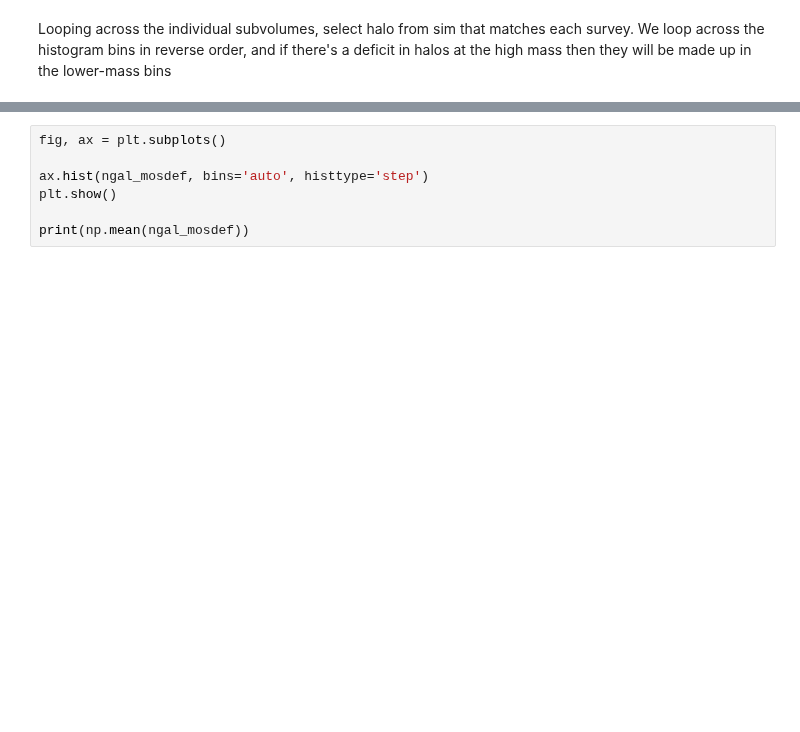
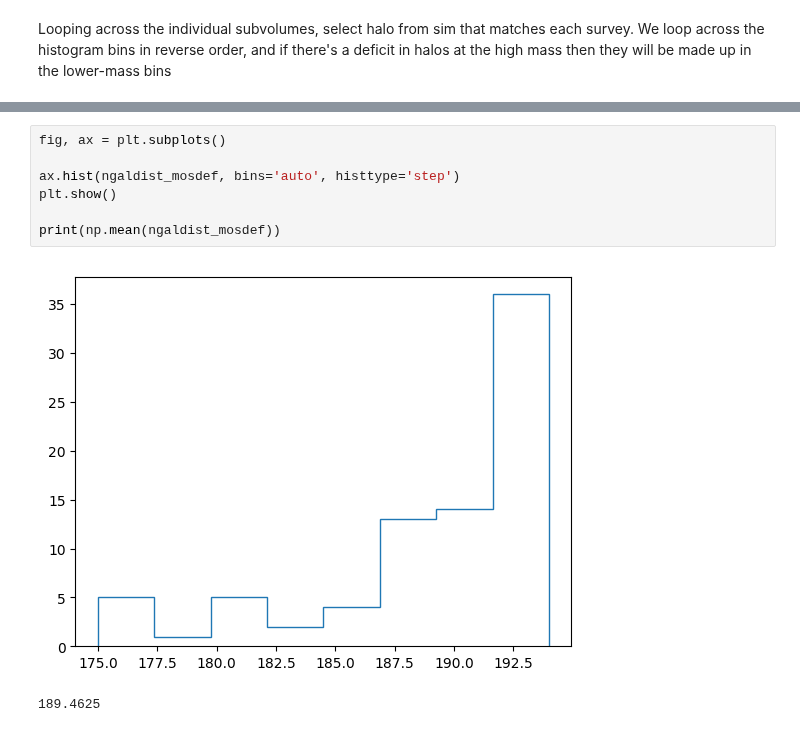
Before and after one commit to kheegan/crosscorr2017, a Jupyter notebook: Create_GalzMocks.ipynb, the cells around one changed output, grey strips where cells are left out. Drawn from its saved outputs; the diff is of its cells as text; blank space fills up the shorter version.

```diff
--- a/Create_GalzMocks.ipynb
+++ b/Create_GalzMocks.ipynb
@@ -556,10 +574,13 @@ print(np.mean(ngal_3dhst))
 # %%
 fig, ax = plt.subplots()
 
-ax.hist(ngal_mosdef, bins='auto', histtype='step')
+ax.hist(ngaldist_mosdef, bins='auto', histtype='step')
 plt.show()
 
-print(np.mean(ngal_mosdef))
+print(np.mean(ngaldist_mosdef))
+# %% [output]
+[figure, added]
+189.4625
 # %%
 
 #for i in mock_ind_mosdef:
```
Also changed, not shown: parts of 5 cells of this notebook, 2 other files.
